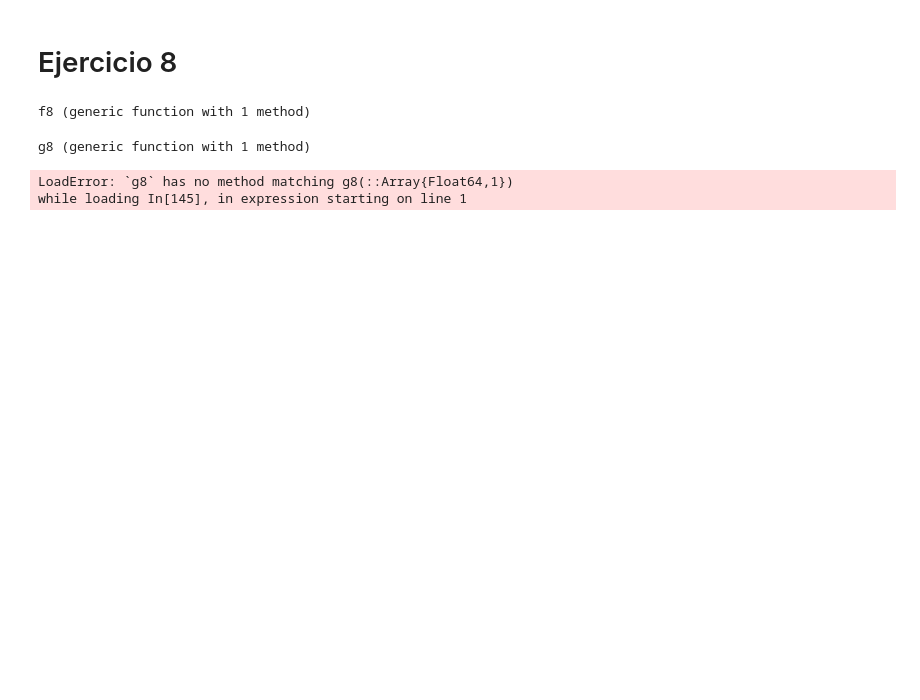
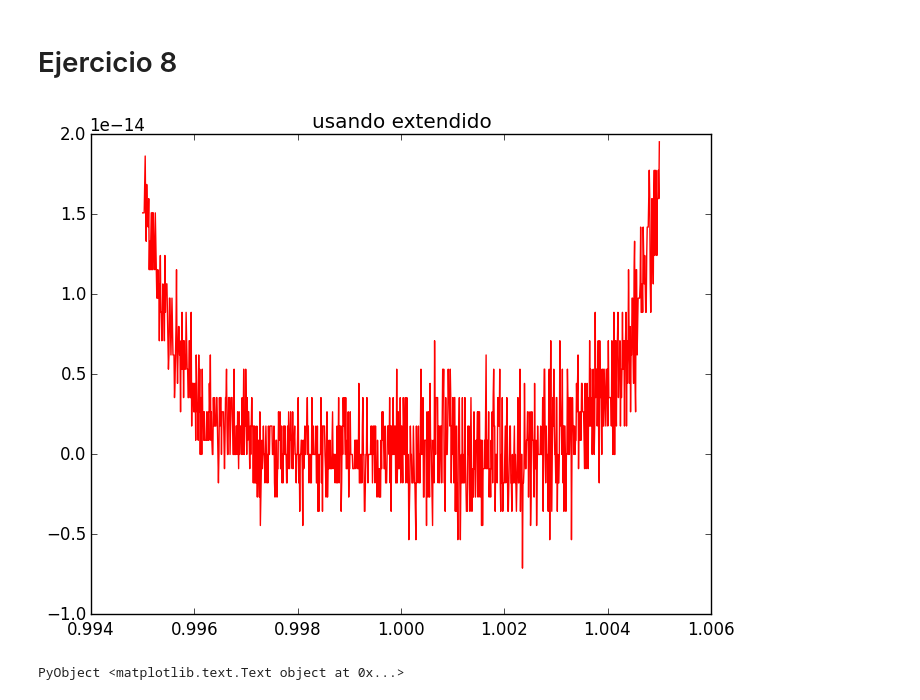
Before and after one commit to ealba/MetodosNumericosAvanzados, a Jupyter notebook: Respuestas del 4.ipynb, the cells around one changed output. Saved outputs shown, nothing was run; the diff lists cells and outputs as text; code cells hidden in the pictures; blank space fills up the shorter version.

```diff
--- a/Respuestas del 4.ipynb
+++ b/Respuestas del 4.ipynb
@@ -167,17 +181,16 @@ ptos=linspace(0.995, 1.005,10002);
 # %%
-function f8 (x::Float64)
-    (1-x)^6
-end
+#function f8 (x::Float64)
+    #(1-x)^6
+#end
-# %% [output]
-f8 (generic function with 1 method)
 # %%
-function g8 (x::Float64)
-    x^6-6*(x^5)+15*(x^4)-20*(x^3)+15*(x^2)-6*(x)+1
-end
+#function g8 (x::Float64)
+#    x^6-6*(x^5)+15*(x^4)-20*(x^3)+15*(x^2)-6*(x)+1
+#end
-# %% [output]
-g8 (generic function with 1 method)
-# %%
-g8(ptos)
-# %% [output]
-LoadError: `g8` has no method matching g8(::Array{Float64,1})
-while loading In[145], in expression starting on line 1
+# %%
+using PyPlot
+x = linspace(0.995,1.005,1024); y = x.^6-6*(x.^5)+15*(x.^4)-20*(x.^3)+15*(x.^2)-6*x+1
+plot(x, y, color="red", linewidth=1.0)
+title("usando  el polinomio extendido")
+# %% [output]
+[figure, added]
+PyObject <matplotlib.text.Text object at 0x...>
```
Also changed, not shown: parts of 12 cells of this notebook.
